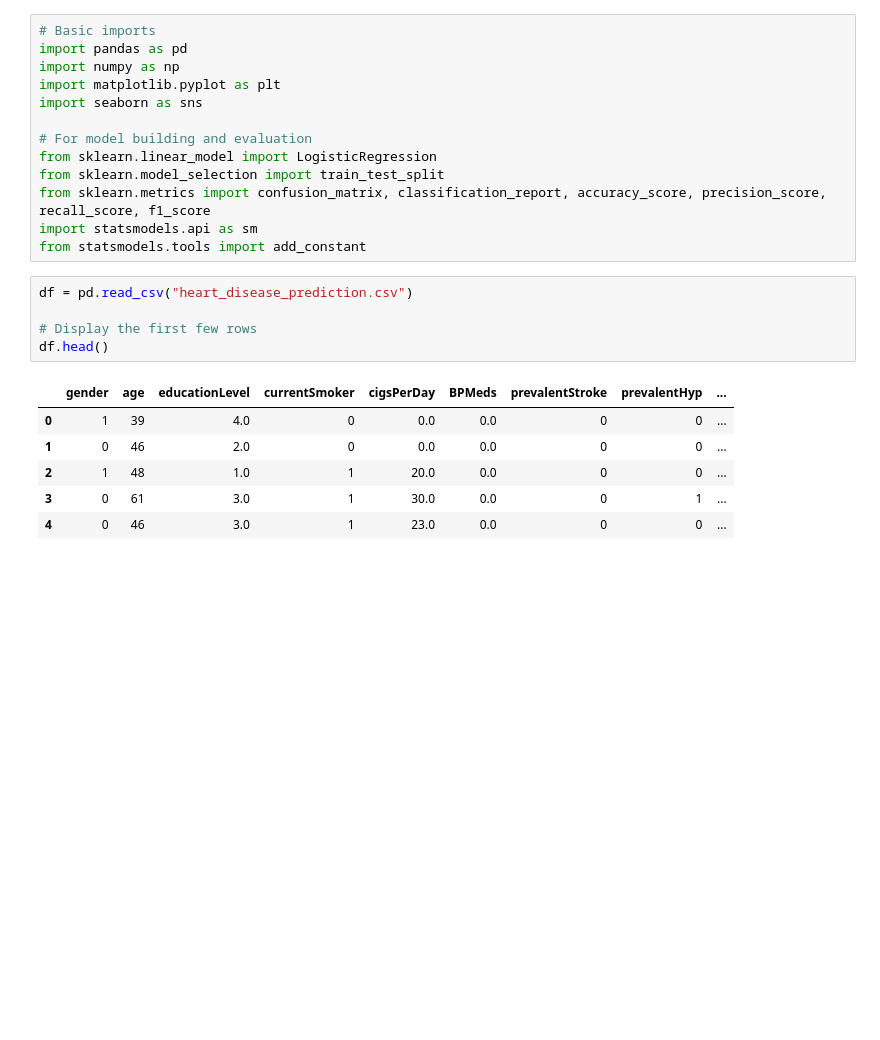
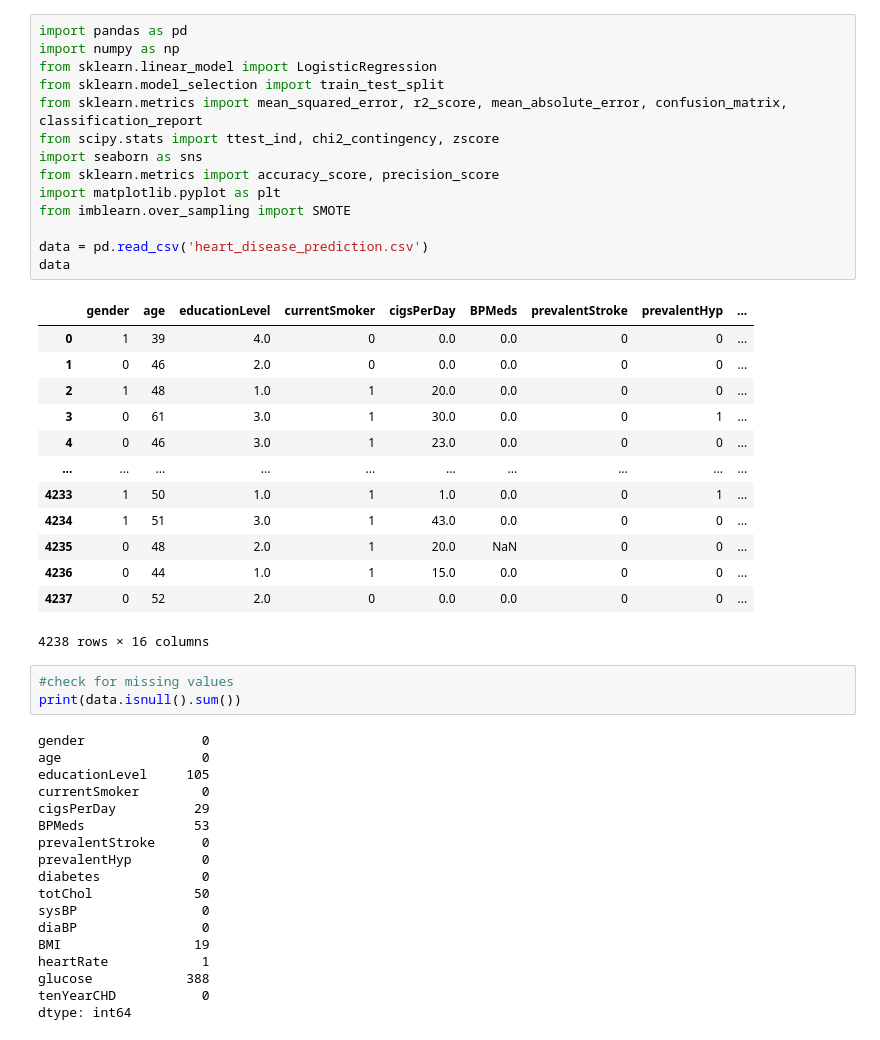
Before and after one commit to itsclll/Data-Mining, a Jupyter notebook: Flordeliz_Lucina_M03.ipynb, the cells around one changed output. Drawn from its saved outputs; the diff is of its cells as text; blank space fills up the shorter version.

```diff
--- a/Flordeliz_Lucina_M03.ipynb
+++ b/Flordeliz_Lucina_M03.ipynb
@@ -1,26 +1,50 @@
 # %%
-# Basic imports
 import pandas as pd
 import numpy as np
-import matplotlib.pyplot as plt
-import seaborn as sns
-
-# For model building and evaluation
 from sklearn.linear_model import LogisticRegression
 from sklearn.model_selection import train_test_split
-from sklearn.metrics import confusion_matrix, classification_report, accuracy_score, precision_score, recall_score, f1_score
-import statsmodels.api as sm
-from statsmodels.tools import add_constant
+from sklearn.metrics import mean_squared_error, r2_score, mean_absolute_error, confusion_matrix, classification_report
+from scipy.stats import ttest_ind, chi2_contingency, zscore
+import seaborn as sns
+from sklearn.metrics import accuracy_score, precision_score
+import matplotlib.pyplot as plt
+from imblearn.over_sampling import SMOTE
+
+data = pd.read_csv('heart_disease_prediction.csv')
+data
+# %% [output]
+|  | gender | age | educationLevel | currentSmoker | cigsPerDay | BPMeds | prevalentStroke | prevalentHyp | ... |
+| 0 | 1 | 39 | 4.0 | 0 | 0.0 | 0.0 | 0 | 0 | ... |
+| 1 | 0 | 46 | 2.0 | 0 | 0.0 | 0.0 | 0 | 0 | ... |
+| 2 | 1 | 48 | 1.0 | 1 | 20.0 | 0.0 | 0 | 0 | ... |
+| 3 | 0 | 61 | 3.0 | 1 | 30.0 | 0.0 | 0 | 1 | ... |
+| 4 | 0 | 46 | 3.0 | 1 | 23.0 | 0.0 | 0 | 0 | ... |
+| ... | ... | ... | ... | ... | ... | ... | ... | ... | ... |
+| 4233 | 1 | 50 | 1.0 | 1 | 1.0 | 0.0 | 0 | 1 | ... |
+| 4234 | 1 | 51 | 3.0 | 1 | 43.0 | 0.0 | 0 | 0 | ... |
+| 4235 | 0 | 48 | 2.0 | 1 | 20.0 | NaN | 0 | 0 | ... |
+| 4236 | 0 | 44 | 1.0 | 1 | 15.0 | 0.0 | 0 | 0 | ... |
+| 4237 | 0 | 52 | 2.0 | 0 | 0.0 | 0.0 | 0 | 0 | ... |
+4238 rows × 16 columns
 # %%
-df = pd.read_csv("heart_disease_prediction.csv")
-
-# Display the first few rows
-df.head()
+#check for missing values
+print(data.isnull().sum())
 # %% [output]
-|  | gender | age | educationLevel | currentSmoker | cigsPerDay | BPMeds | prevalentStroke | prevalentHyp | ... |
-| 0 | 1 | 39 | 4.0 | 0 | 0.0 | 0.0 | 0 | 0 | ... |
-| 1 | 0 | 46 | 2.0 | 0 | 0.0 | 0.0 | 0 | 0 | ... |
-| 2 | 1 | 48 | 1.0 | 1 | 20.0 | 0.0 | 0 | 0 | ... |
-| 3 | 0 | 61 | 3.0 | 1 | 30.0 | 0.0 | 0 | 1 | ... |
-| 4 | 0 | 46 | 3.0 | 1 | 23.0 | 0.0 | 0 | 0 | ... |
+gender               0
+age                  0
+educationLevel     105
+currentSmoker        0
+cigsPerDay          29
+BPMeds              53
+prevalentStroke      0
+prevalentHyp         0
+diabetes             0
+totChol             50
+sysBP                0
+diaBP                0
+BMI                 19
+heartRate            1
+glucose            388
+tenYearCHD           0
+dtype: int64
 # %%
```
Also changed, not shown: parts of 8 cells of this notebook, 43 other files.
